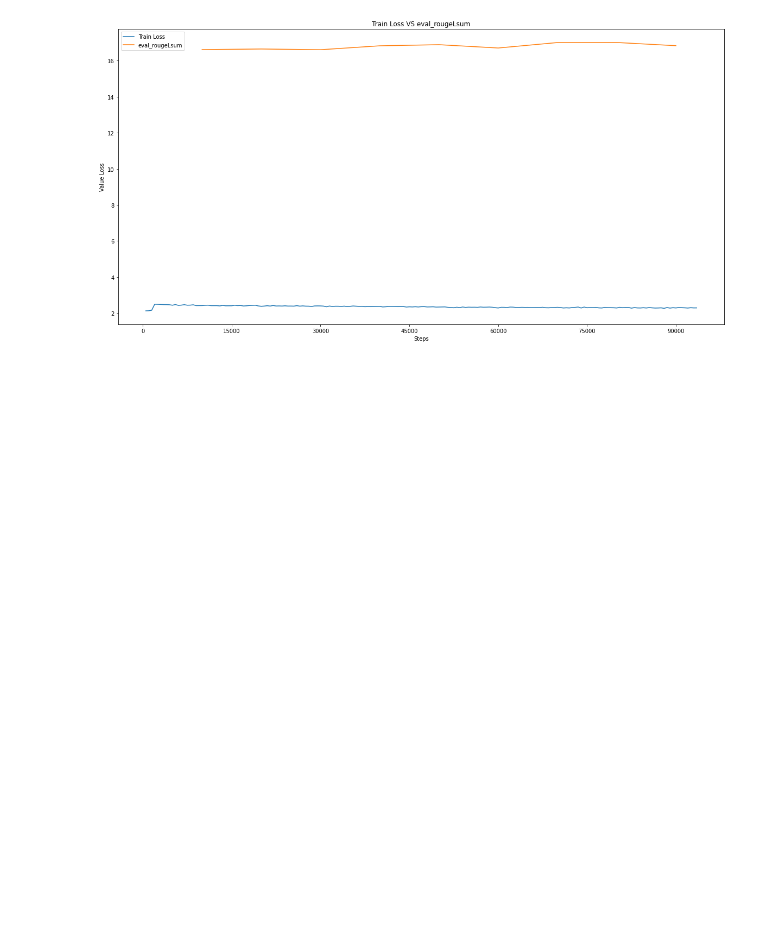
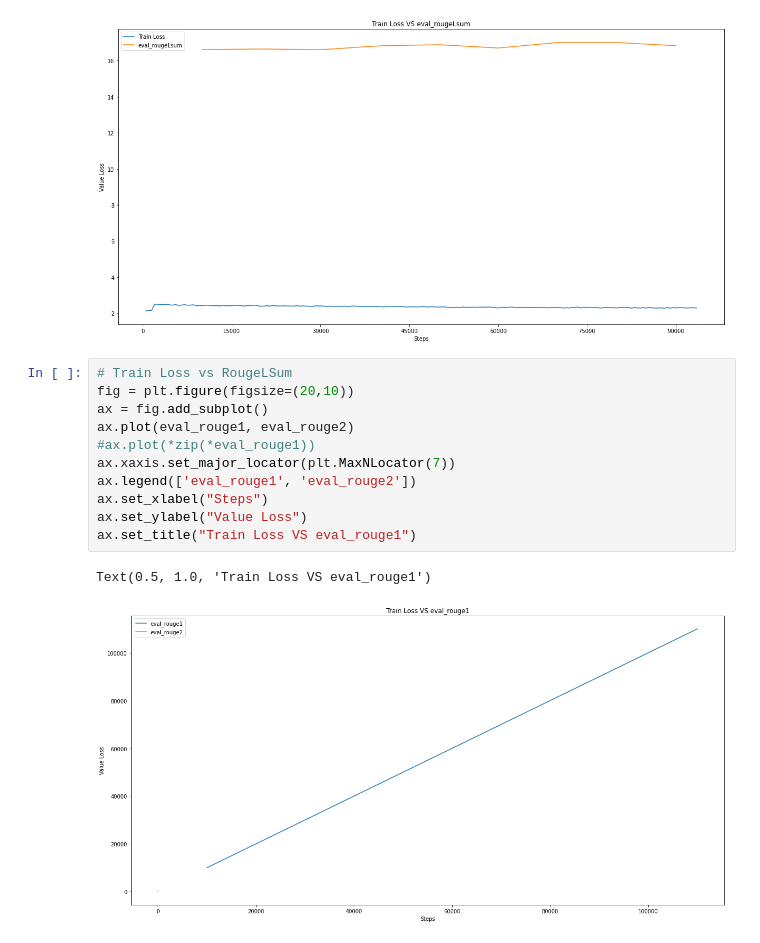
Before and after one commit to HakitoKun/nlp_project, a Jupyter notebook: results/PlotsResults.ipynb, the cells around one changed output. Drawn from its saved outputs; the diff is of its cells as text; blank space fills up the shorter version.

```diff
--- a/results/PlotsResults.ipynb
+++ b/results/PlotsResults.ipynb
@@ -118,3 +111,17 @@ ax.set_title("Train Loss VS eval_rougeLsum")
 # %% [output]
 Text(0.5, 1.0, 'Train Loss VS eval_rougeLsum')
 [figure]
+# %%
+# Train Loss vs RougeLSum
+fig = plt.figure(figsize=(20,10))
+ax = fig.add_subplot()
+ax.plot(eval_rouge1, eval_rouge2)
+#ax.plot(*zip(*eval_rouge1))
+ax.xaxis.set_major_locator(plt.MaxNLocator(7))
+ax.legend(['eval_rouge1', 'eval_rouge2'])
+ax.set_xlabel("Steps")
+ax.set_ylabel("Value Loss")
+ax.set_title("Train Loss VS eval_rouge1")
+# %% [output]
+Text(0.5, 1.0, 'Train Loss VS eval_rouge1')
+[figure, added]
```
Also changed, not shown: parts of 7 cells of this notebook, 1 other file.
